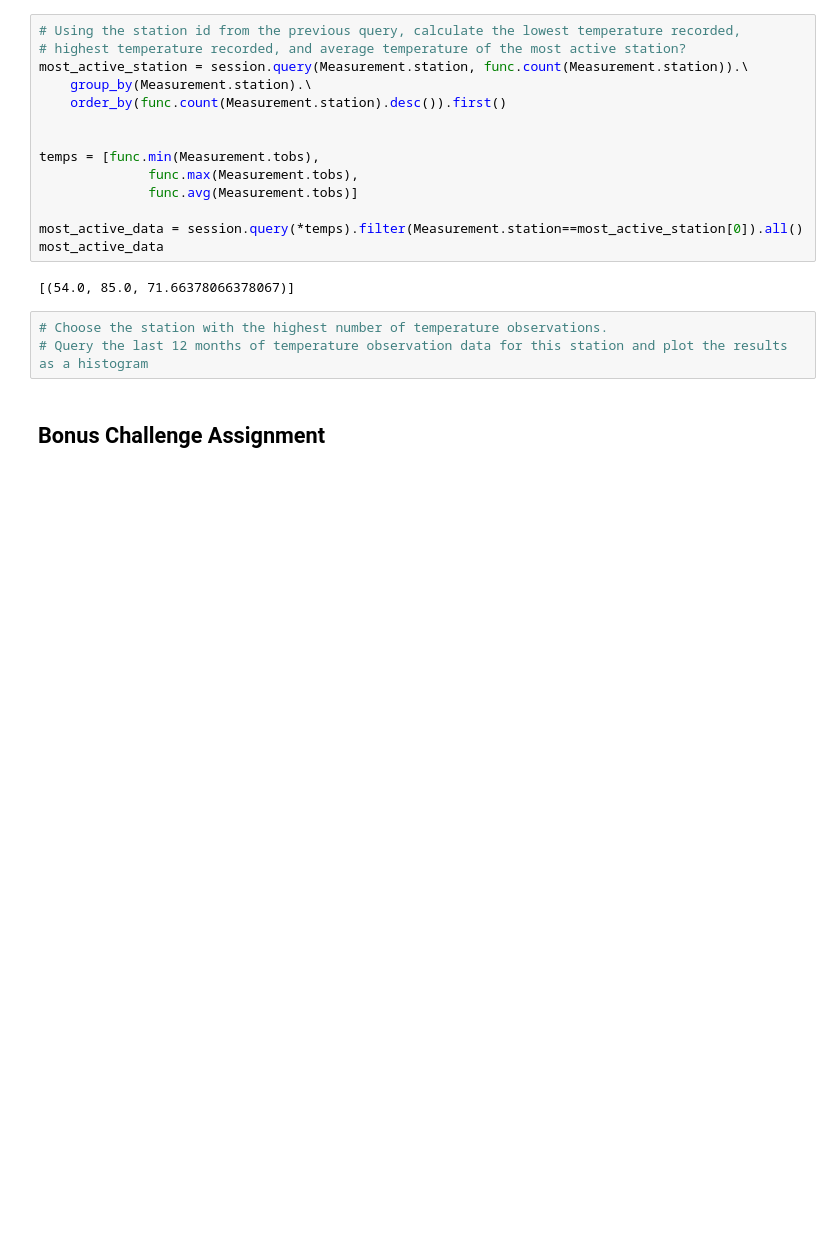
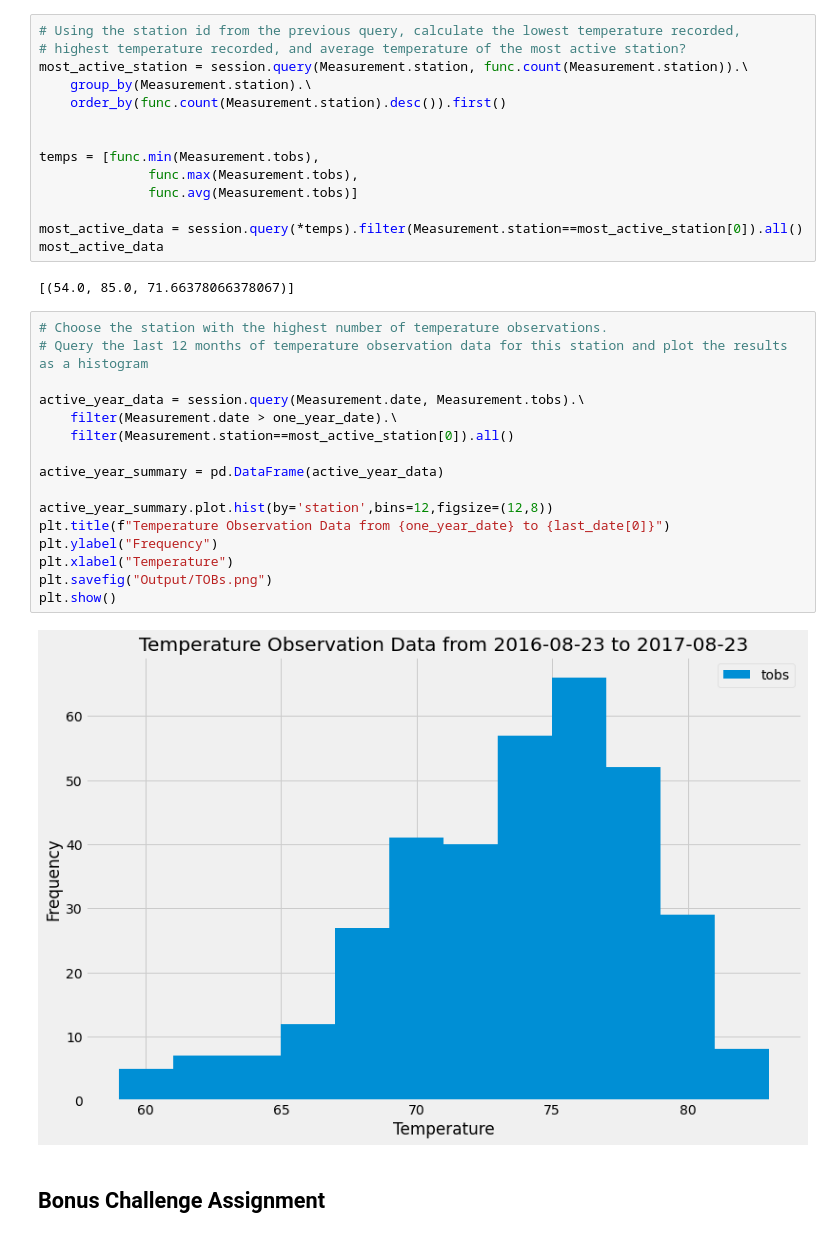
Before and after one commit to jskyler/sqlalchemy-challenge, a Jupyter notebook: climate_starter.ipynb, the cells around one changed output. Cells and saved outputs as stored; diff of their text form; blank space fills up the shorter version.

```diff
--- a/climate_starter.ipynb
+++ b/climate_starter.ipynb
@@ -135,6 +135,21 @@ most_active_data
 # %%
 # Choose the station with the highest number of temperature observations.
 # Query the last 12 months of temperature observation data for this station and plot the results as a histogram
+
+active_year_data = session.query(Measurement.date, Measurement.tobs).\
+    filter(Measurement.date > one_year_date).\
+    filter(Measurement.station==most_active_station[0]).all()
+
+active_year_summary = pd.DataFrame(active_year_data)
+
+active_year_summary.plot.hist(by='station',bins=12,figsize=(12,8))
+plt.title(f"Temperature Observation Data from {one_year_date} to {last_date[0]}")
+plt.ylabel("Frequency")
+plt.xlabel("Temperature")
+plt.savefig("Output/TOBs.png")
+plt.show()
+# %% [output]
+[figure, added]
 # %% [markdown]
 ## Bonus Challenge Assignment
 # %%
```
Also changed, not shown: 1 other file.
